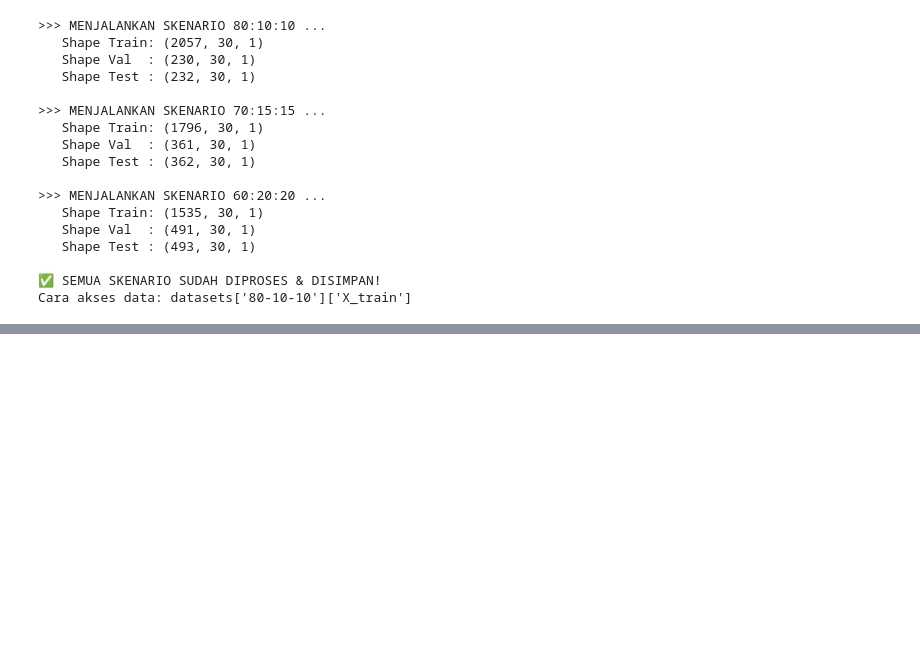
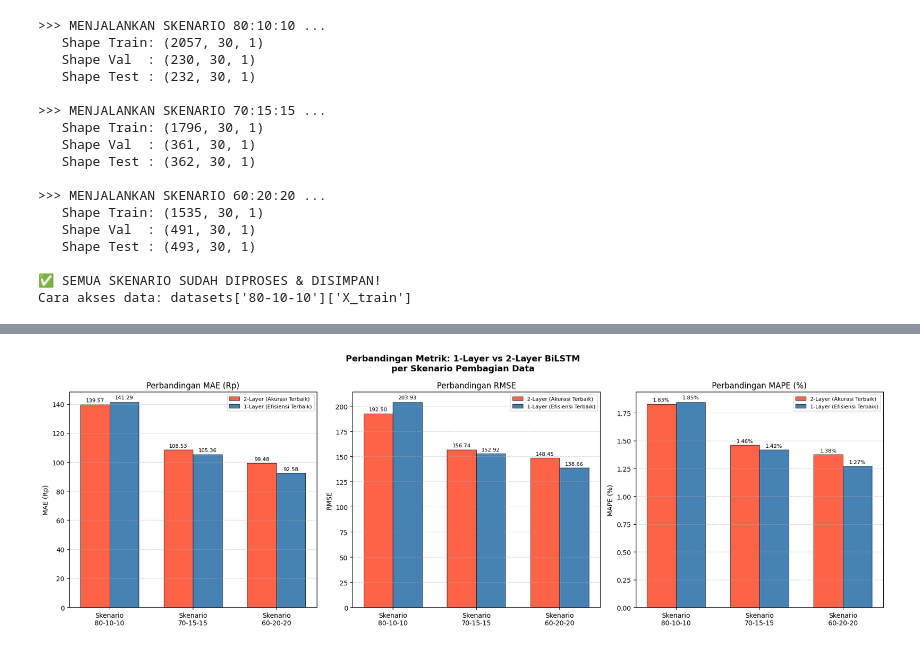
Before and after one commit to 031Talitha/TAtalitha, a Jupyter notebook: Uji TA Parameter Revisi.ipynb, the cells around one changed output, grey strips where cells are left out. Saved outputs shown, nothing was run; the diff lists cells and outputs as text; code cells hidden in the pictures; blank space fills up the shorter version.

Commit message:
Revisi terbaruuu

```diff
--- a/Uji TA Parameter Revisi.ipynb
+++ b/Uji TA Parameter Revisi.ipynb
@@ -253,0 +818,71 @@ Cara akses data: datasets['80-10-10']['X_train']
+# %%
+# ============================================================
+# CELL 9 (REVISI) — EVALUASI & PERBANDINGAN ANTAR SKENARIO
+# Perubahan: hapus label "(Rp)" pada RMSE
+# ============================================================
+
+fig, axes = plt.subplots(1, 3, figsize=(18, 6))
+fig.suptitle('Perbandingan Metrik: 1-Layer vs 2-Layer BiLSTM\nper Skenario Pembagian Data',
+             fontsize=13, fontweight='bold')
+
+metrik_list  = ['MAE', 'RMSE', 'MAPE (%)']
+metrik_label = ['MAE (Rp)', 'RMSE', 'MAPE (%)']   # ← RMSE tanpa satuan Rp
+
+for i, (metrik, label) in enumerate(zip(metrik_list, metrik_label)):
+    ax = axes[i]
+
+    x     = np.arange(len(skenario_final))
+    width = 0.35
+
+    val_2layer = df_final_hasil[df_final_hasil['Layer BiLSTM'] == 2][metrik].values
+    val_1layer = df_final_hasil[df_final_hasil['Layer BiLSTM'] == 1][metrik].values
+
+    bars1 = ax.bar(x - width/2, val_2layer, width,
+                   label='2-Layer (Akurasi Terbaik)',
+                   color='tomato', edgecolor='black', linewidth=0.5)
+    bars2 = ax.bar(x + width/2, val_1layer, width,
+                   label='1-Layer (Efisiensi Terbaik)',
+                   color='steelblue', edgecolor='black', linewidth=0.5)
+
+    # Nilai di atas bar — MAPE tampilkan dengan %
+    for bar in bars1:
+        val_text = f'{bar.get_height():.2f}%' if metrik == 'MAPE (%)' else f'{bar.get_height():.2f}'
+        ax.text(bar.get_x() + bar.get_width()/2,
+                bar.get_height() + 0.01 * bar.get_height(),
+                val_text, ha='center', va='bottom', fontsize=8)
+    for bar in bars2:
+        val_text = f'{bar.get_height():.2f}%' if metrik == 'MAPE (%)' else f'{bar.get_height():.2f}'
+        ax.text(bar.get_x() + bar.get_width()/2,
+                bar.get_height() + 0.01 * bar.get_height(),
+                val_text, ha='center', va='bottom', fontsize=8)
+
+    ax.set_xticks(x)
+    ax.set_xticklabels([f'Skenario\n{s}' for s in skenario_final])
+    ax.set_ylabel(label)
+    ax.set_title(f'Perbandingan {label}')
+    ax.legend(fontsize=8)
+    ax.grid(True, axis='y', linestyle='--', alpha=0.5)
+
+plt.tight_layout()
+plt.savefig('evaluasi_perbandingan.png', dpi=150, bbox_inches='tight')
+plt.show()
+
+# Tabel ringkasan
+print("\n" + "=" * 70)
+print("  RINGKASAN TRADE-OFF: AKURASI vs EFISIENSI")
+print("=" * 70)
+pivot = df_final_hasil.pivot_table(
+    index='Skenario',
+    columns='Label',
+    values=['MAPE (%)', 'Waktu (menit)']
+).round(4)
+print(pivot.to_string())
+
+best = df_final_hasil.loc[df_final_hasil['MAPE (%)'].idxmin()]
+print(f"\n🏆 Model terbaik keseluruhan:")
+print(f"   Konfigurasi : {best['Label']}")
+print(f"   Skenario    : {best['Skenario']}")
+print(f"   MAPE        : {best['MAPE (%)']}%")
+print(f"   Waktu       : {best['Waktu (menit)']} menit")
+# %% [output]
+[figure, added]
```
Also changed, not shown: parts of 13 cells of this notebook, 20 other files.
